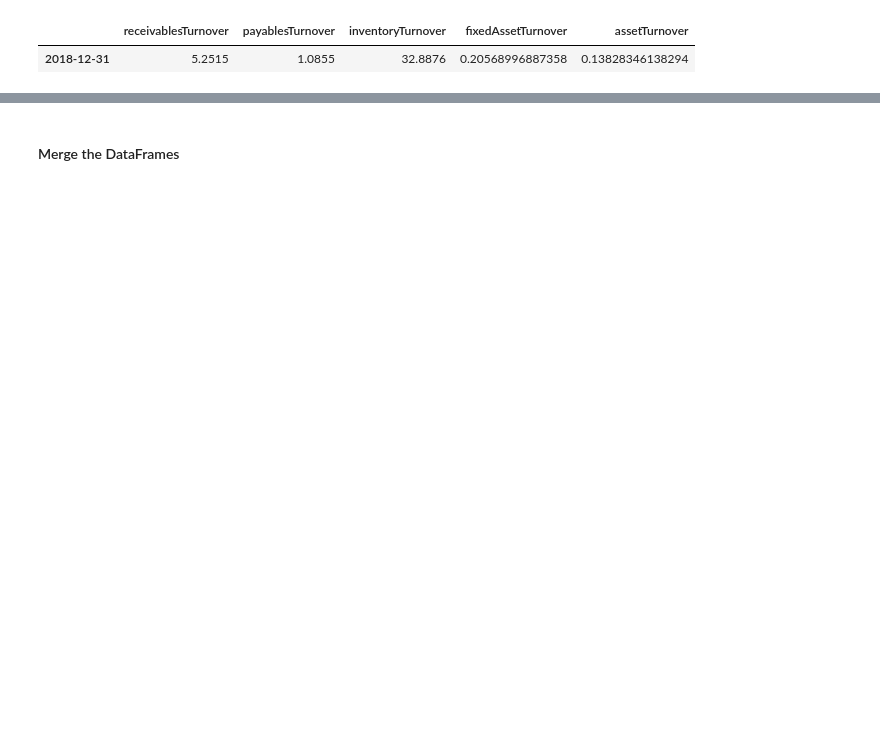
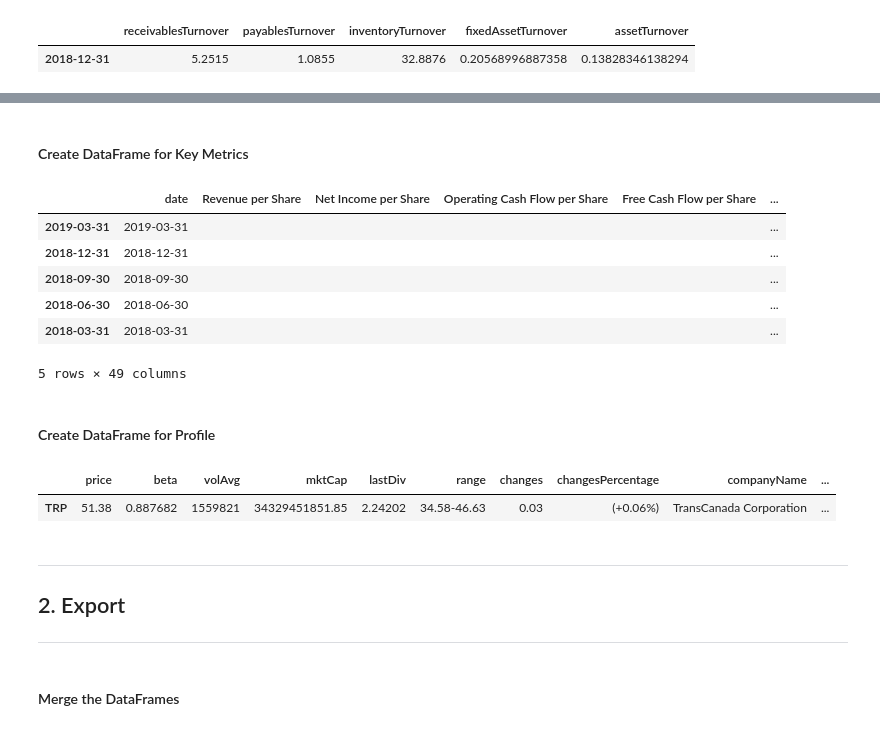
Before and after one commit to iainwo/valence, a Jupyter notebook: notebooks/0.1.0-iw-data-ingestion.ipynb, the cells around one changed output, grey strips where cells are left out. Cells and saved outputs as stored; diff of their text form; code cells hidden in the pictures; blank space fills up the shorter version.

```diff
--- a/notebooks/0.1.0-iw-data-ingestion.ipynb
+++ b/notebooks/0.1.0-iw-data-ingestion.ipynb
@@ -108,3 +180,31 @@ df_liquidityMeasurementRatios.head(1)
+# %% [markdown]
+#### Create DataFrame for Key Metrics
+# %%
+df_metrics = pd.DataFrame(columns=list(res_metrics['metrics'][0].keys()))
+for ratio in res_metrics['metrics']:
+    df_metrics = df_metrics.append(pd.DataFrame.from_dict({ratio['date']: ratio}, orient='index'))
+df_metrics.head()
+# %% [output]
+|  | date | Revenue per Share | Net Income per Share | Operating Cash Flow per Share | Free Cash Flow per Share | ... |
+| 2019-03-31 | 2019-03-31 |  |  |  |  | ... |
+| 2018-12-31 | 2018-12-31 |  |  |  |  | ... |
+| 2018-09-30 | 2018-09-30 |  |  |  |  | ... |
+| 2018-06-30 | 2018-06-30 |  |  |  |  | ... |
+| 2018-03-31 | 2018-03-31 |  |  |  |  | ... |
+5 rows × 49 columns
+# %% [markdown]
+#### Create DataFrame for Profile
+# %%
+df_profile = pd.DataFrame(columns=list(res_profile['profile'].keys()))
+df_profile = df_profile.append(pd.DataFrame.from_dict({res_profile['symbol']: res_profile['profile']}, orient='index'))
+df_profile.head()
+# %% [output]
+|  | price | beta | volAvg | mktCap | lastDiv | range | changes | changesPercentage | companyName | ... |
+| TRP | 51.38 | 0.887682 | 1559821 | 34329451851.85 | 2.24202 | 34.58-46.63 | 0.03 | (+0.06%) | TransCanada Corporation | ... |
+# %% [markdown]
+---
+## 2. Export
+---
 # %% [markdown]
 #### Merge the DataFrames
 # %%
```
Also changed, not shown: parts of 15 cells of this notebook, 2 other files.
